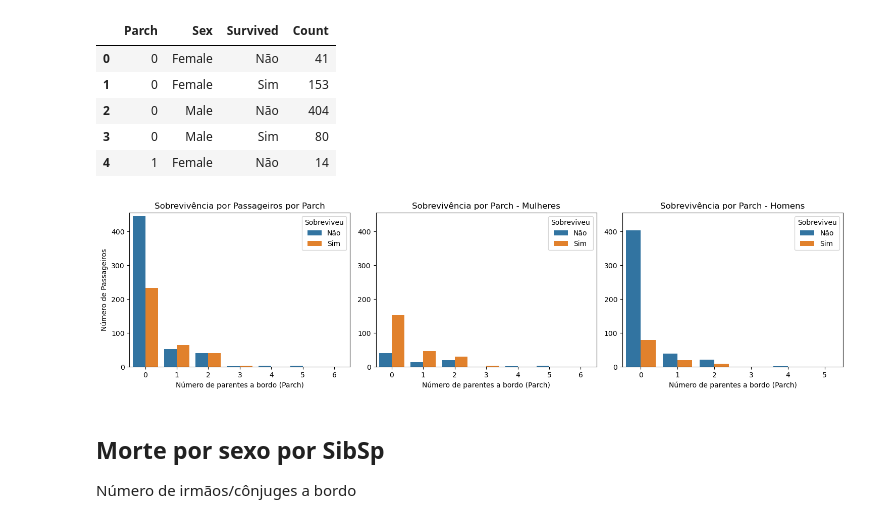
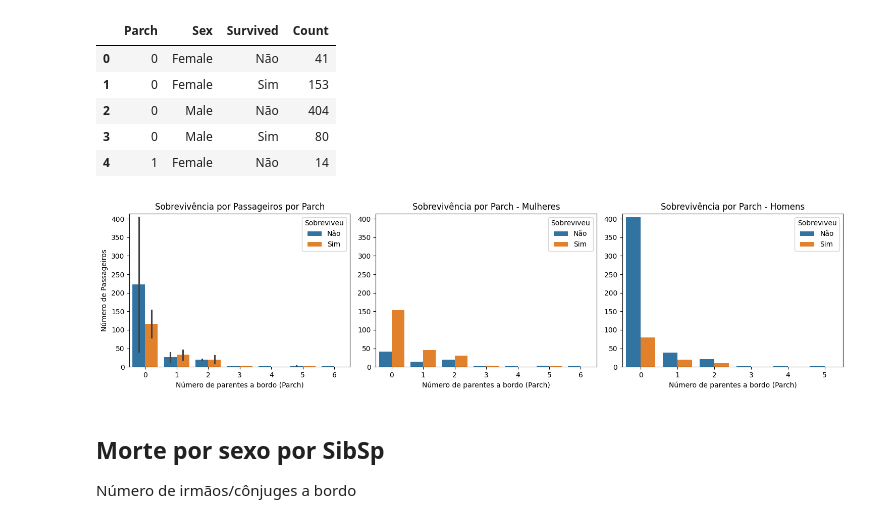
Before and after one commit to JonasCGN/Topicos_Especiais_Em_Computacao, a Jupyter notebook: 1_Trabalho/main_titanic.ipynb, the cells around one changed output. Drawn from its saved outputs; the diff is of its cells as text; code cells hidden in the pictures.

```diff
--- a/1_Trabalho/main_titanic.ipynb
+++ b/1_Trabalho/main_titanic.ipynb
@@ -304,13 +311,13 @@ n_rows = 1
 fig, ax = plt.subplots(n_rows, n_coluns, figsize=(figsize[0] * n_coluns, figsize[1] * n_rows))
 
 y_max = max(
-    sobrevivencia_class['Count'].max(),
+    sobrevivencia_class_sex['Count'].max(),
     sobrevivencia_class_sex.query("Sex == 'Female'")['Count'].max(),
     sobrevivencia_class_sex.query("Sex == 'Male'")['Count'].max()
 ) + 10
 
 plots = [
-    (sobrevivencia_class, "Sobrevivência por Passageiros por Classe", "Número de Passageiros"),
+    (sobrevivencia_class_sex, "Sobrevivência por Passageiros por Classe", "Número de Passageiros"),
     (sobrevivencia_class_sex.query("Sex == 'Female'"), "Sobrevivência por Passageiros por Classe (Mulheres)", ""),
     (sobrevivencia_class_sex.query("Sex == 'Male'"), "Sobrevivência por Passageiros por Classe (Homens)", "")
 ]
@@ -355,33 +351,33 @@ sobrevivencia_parch_sex[:5]
 # %%
 n_coluns = 3
 n_rows = 1
 
 fig, ax = plt.subplots(n_rows, n_coluns, figsize=(figsize[0] * n_coluns, figsize[1] * n_rows))
 
 y_max = max(
-    sobrevivencia_parch['Count'].max(),
+    sobrevivencia_parch_sex['Count'].max(),
     sobrevivencia_parch_sex.query("Sex == 'Female'")['Count'].max(),
     sobrevivencia_parch_sex.query("Sex == 'Male'")['Count'].max()
 ) + 10
 
 plots = [
-    (sobrevivencia_parch, "Sobrevivência por Passageiros por Parch", "Número de Passageiros"),
+    (sobrevivencia_parch_sex, "Sobrevivência por Passageiros por Parch", "Número de Passageiros"),
     (sobrevivencia_parch_sex.query("Sex == 'Female'"), "Sobrevivência por Parch - Mulheres", ""),
     (sobrevivencia_parch_sex.query("Sex == 'Male'"), "Sobrevivência por Parch - Homens", "")
 ]
 
 for i, (data, title, ylabel) in enumerate(plots):
     sns.barplot(data=data, x="Parch", y="Count", hue="Survived", ax=ax[i])
     ax[i].set_title(title)
     ax[i].set_xlabel("Número de parentes a bordo (Parch)")
     ax[i].set_ylabel(ylabel)
     ax[i].set_ylim(0, y_max)
     ax[i].legend(title="Sobreviveu")
 
 plt.tight_layout()
 plt.show()
 # %% [output]
-[figure, old version]
+[figure, new version]
 # %% [markdown]
 ## Morte por sexo por SibSp
 
```
Also changed, not shown: parts of 26 cells of this notebook.
